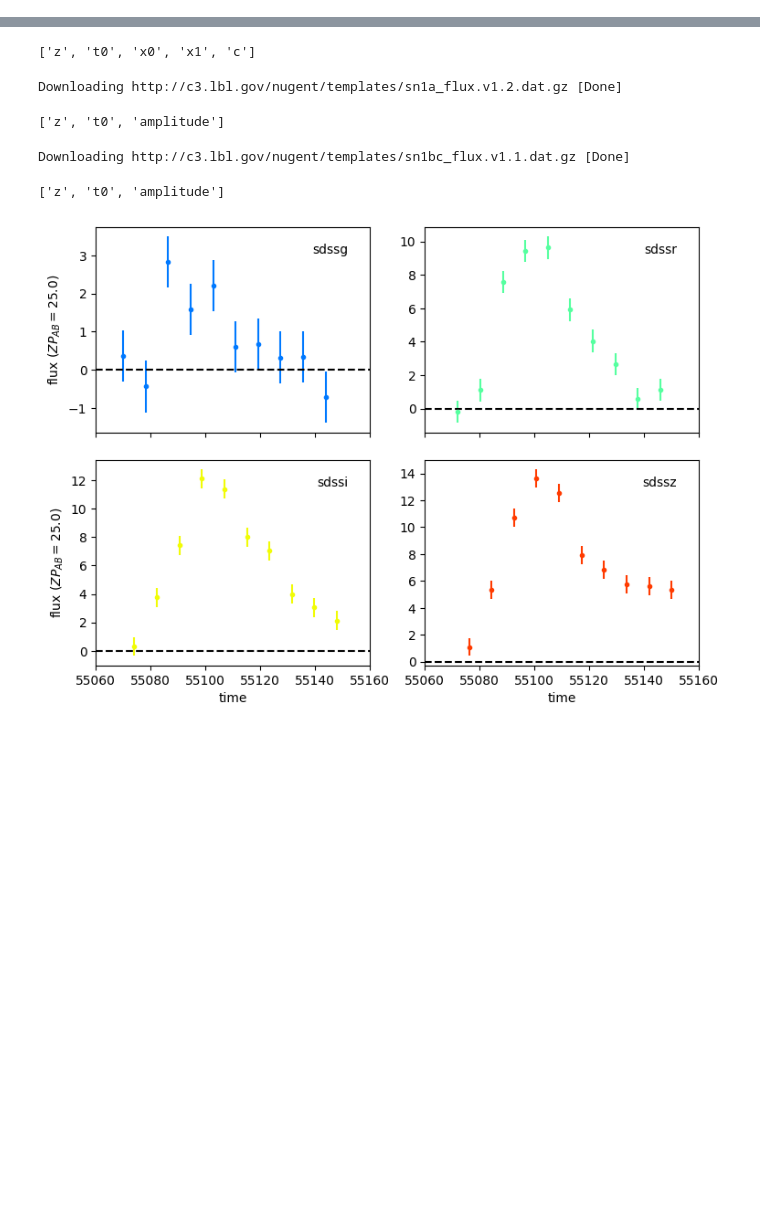
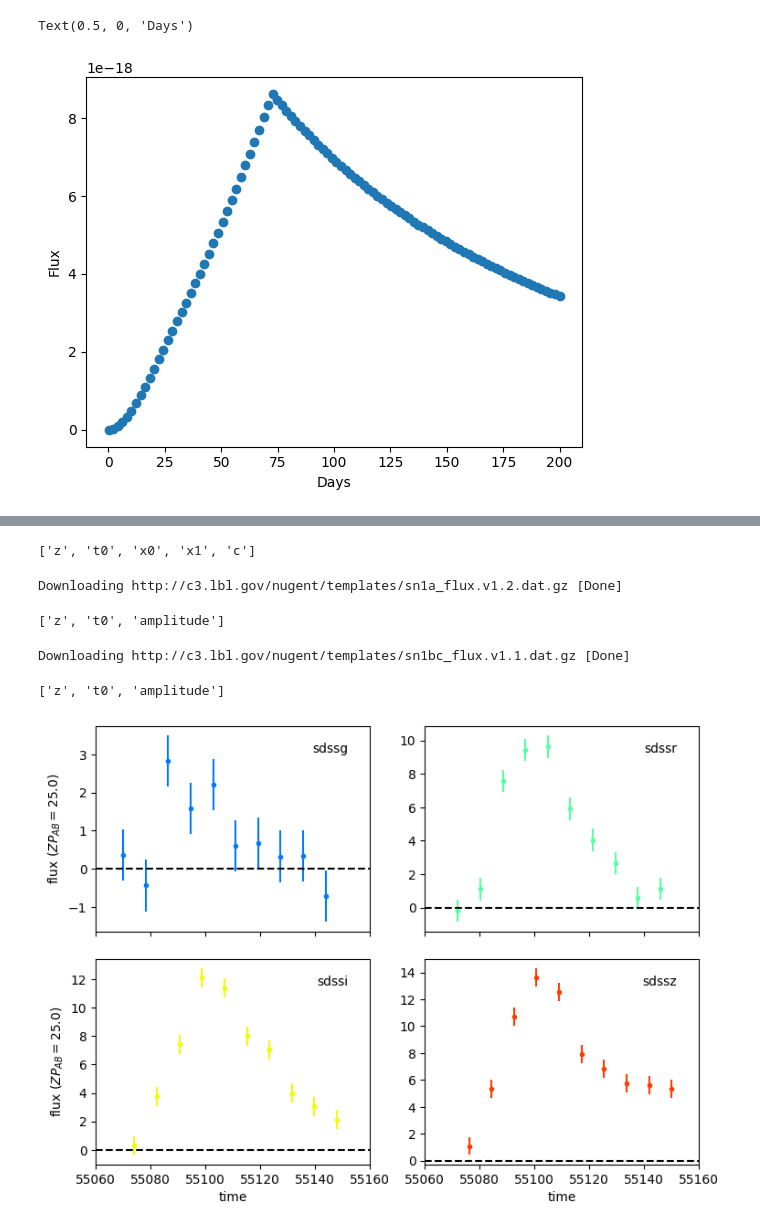
Before and after one commit to asmuzsoy/beams_ext, a Jupyter notebook: SNCosmo_test.ipynb, the cells around one changed output, grey strips where cells are left out. Cells and saved outputs as stored; diff of their text form; code cells hidden in the pictures; blank space fills up the shorter version.

Commit message:
debugging arnett model

```diff
--- a/SNCosmo_test.ipynb
+++ b/SNCosmo_test.ipynb
@@ -26,0 +161,9 @@ Table length=40
+# %%
+times = np.linspace(0.1,200,100) # days
+wavelengths = np.linspace(2000,12000,10) # Angstroms
+mej = 3
+fni = 0.1
+vej = 10000
+arnett_source = ArnettSource(times, wavelengths, params=[mej, fni, vej])
+# %%
+max_flux = arnett_source.flux(times, wavelengths)
@@ -26,0 +244,7 @@ Table length=40
+# %%
+plt.plot(times, max_flux[:,8], 'o')
+plt.ylabel("Flux")
+plt.xlabel("Days")
+# %% [output]
+Text(0.5, 0, 'Days')
+[figure, added]
```
Also changed, not shown: parts of 24 cells of this notebook, 1 other file.
